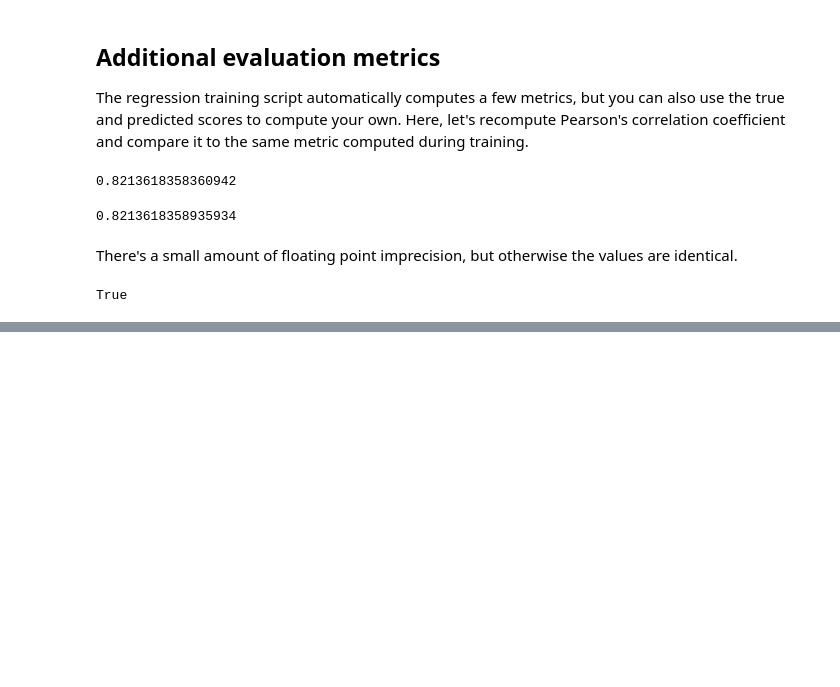
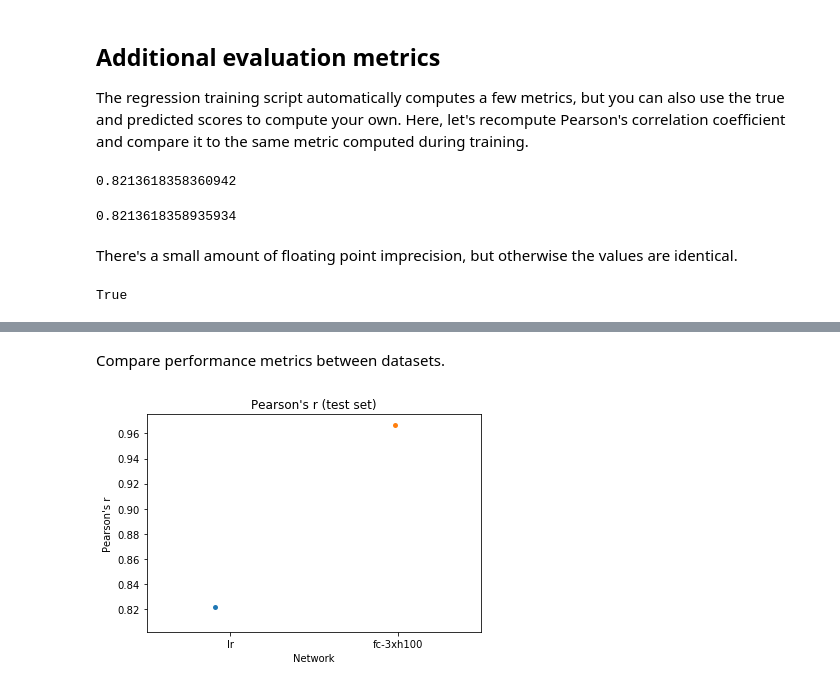
Before and after one commit to gitter-lab/nn4dms, a Jupyter notebook: notebooks/analysis.ipynb, the cells around one changed output, grey strips where cells are left out. Cells and saved outputs as stored; diff of their text form; code cells hidden in the pictures; blank space fills up the shorter version.

```diff
--- a/notebooks/analysis.ipynb
+++ b/notebooks/analysis.ipynb
@@ -133,0 +152,3 @@ True
+# %%
+metrics = an.load_metrics_and_args(log_dirs)
+metrics
@@ -135,0 +178,11 @@ True
+# %% [markdown]
+Compare performance metrics between datasets.
+# %%
+metrics["parsed_net_file"] = metrics["net_file"].apply(lambda nf: basename(nf)[:-5])
+fix, ax = plt.subplots(1)
+ax = sns.stripplot(x="parsed_net_file", y="stest_pearsonr", data=metrics)
+ax.set(xlabel="Network", ylabel="Pearson's r", title="Pearson's r (test set)")
+plt.show()
+plt.close(fig)
+# %% [output]
+[figure, added]
```
Also changed, not shown: parts of 11 cells of this notebook, 1 other file.
